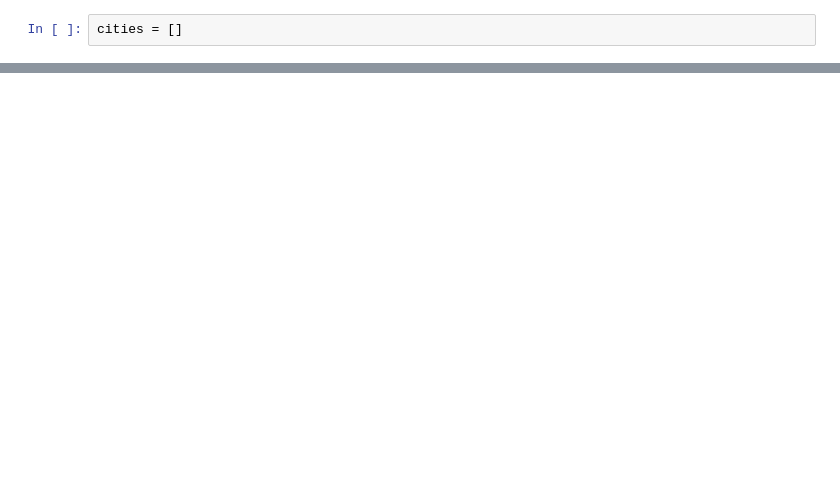
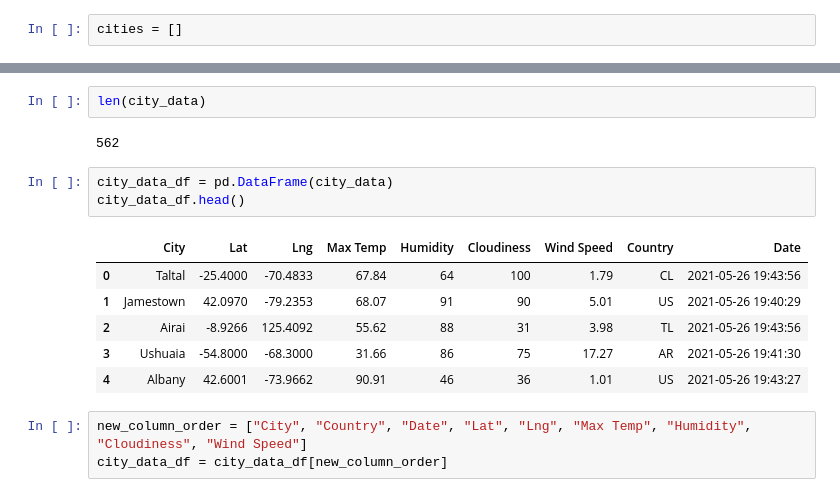
Before and after one commit to curtissmith291/world_weather_analysis, a Jupyter notebook: WeatherPy.ipynb, the cells around one changed output, grey strips where cells are left out. Cells and saved outputs as stored; diff of their text form; blank space fills up the shorter version.

Commit message:
obtained weather data for cities

```diff
--- a/WeatherPy.ipynb
+++ b/WeatherPy.ipynb
@@ -44,0 +131,17 @@ print(len(cities))
+# %%
+len(city_data)
+# %% [output]
+562
+# %%
+city_data_df = pd.DataFrame(city_data)
+city_data_df.head()
+# %% [output]
+|  | City | Lat | Lng | Max Temp | Humidity | Cloudiness | Wind Speed | Country | Date |
+| 0 | Taltal | -25.4000 | -70.4833 | 67.84 | 64 | 100 | 1.79 | CL | 2021-05-26 19:43:56 |
+| 1 | Jamestown | 42.0970 | -79.2353 | 68.07 | 91 | 90 | 5.01 | US | 2021-05-26 19:40:29 |
+| 2 | Airai | -8.9266 | 125.4092 | 55.62 | 88 | 31 | 3.98 | TL | 2021-05-26 19:43:56 |
+| 3 | Ushuaia | -54.8000 | -68.3000 | 31.66 | 86 | 75 | 17.27 | AR | 2021-05-26 19:41:30 |
+| 4 | Albany | 42.6001 | -73.9662 | 90.91 | 46 | 36 | 1.01 | US | 2021-05-26 19:43:27 |
+# %%
+new_column_order = ["City", "Country", "Date", "Lat", "Lng", "Max Temp", "Humidity", "Cloudiness", "Wind Speed"]
+city_data_df = city_data_df[new_column_order]
```
Also changed, not shown: parts of 8 cells of this notebook, 3 other files.
